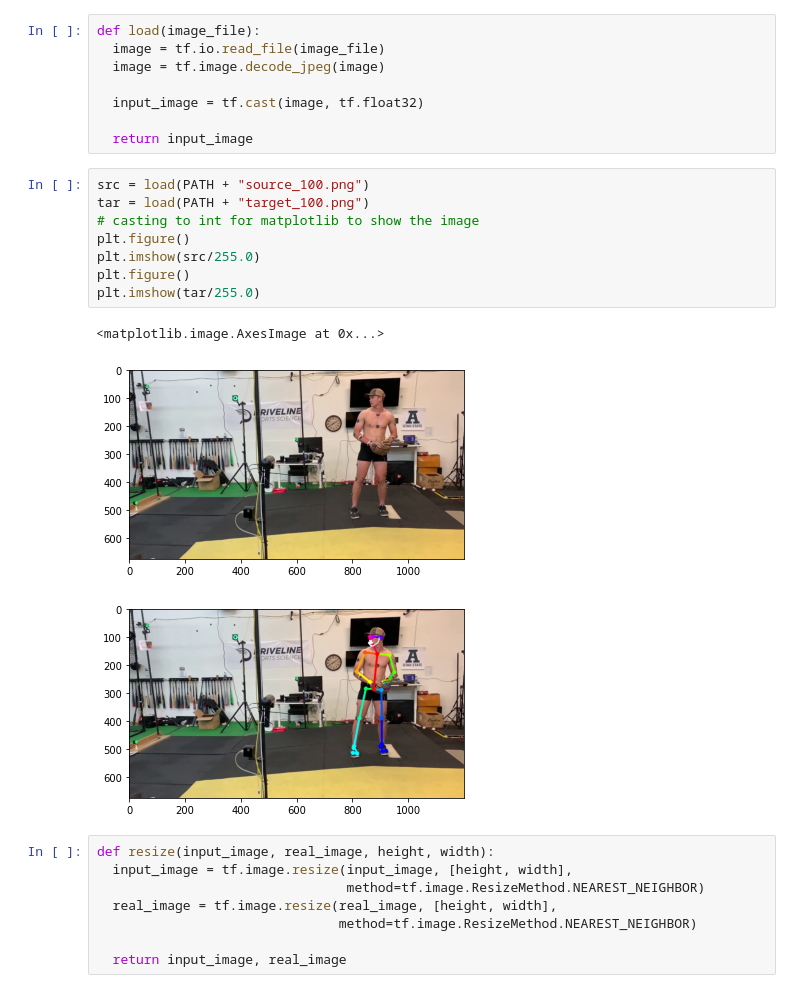
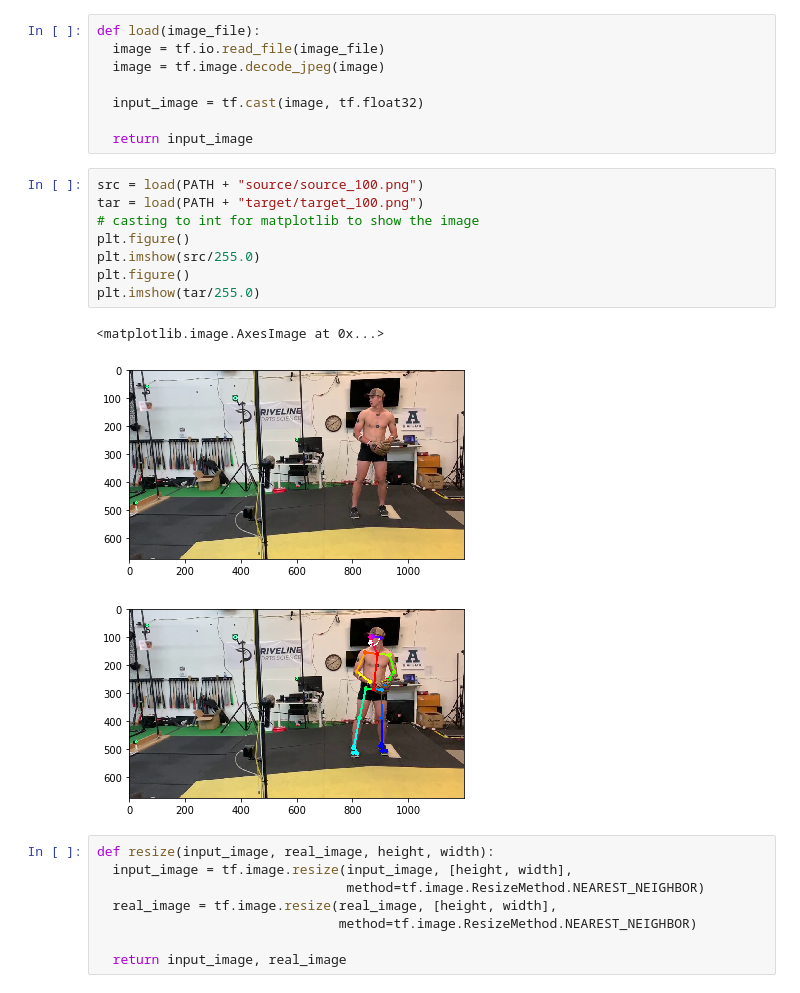
Before and after one commit to zanussbaum/pitch2mocap, a Jupyter notebook: train.ipynb, the cells around one changed output. Saved outputs shown, nothing was run; the diff lists cells and outputs as text.

```diff
--- a/train.ipynb
+++ b/train.ipynb
@@ -47,17 +50,17 @@ def load(image_file):
 
   return input_image
 # %%
-src = load(PATH + "source_100.png")
-tar = load(PATH + "target_100.png")
+src = load(PATH + "source/source_100.png")
+tar = load(PATH + "target/target_100.png")
 # casting to int for matplotlib to show the image
 plt.figure()
 plt.imshow(src/255.0)
 plt.figure()
 plt.imshow(tar/255.0)
 # %% [output]
 <matplotlib.image.AxesImage at 0x...>
-[figure, old version]
+[figure, new version]
-[figure, old version]
+[figure, new version]
 # %%
 def resize(input_image, real_image, height, width):
   input_image = tf.image.resize(input_image, [height, width],
```
Also changed, not shown: parts of 5 cells of this notebook, 1 other file.
